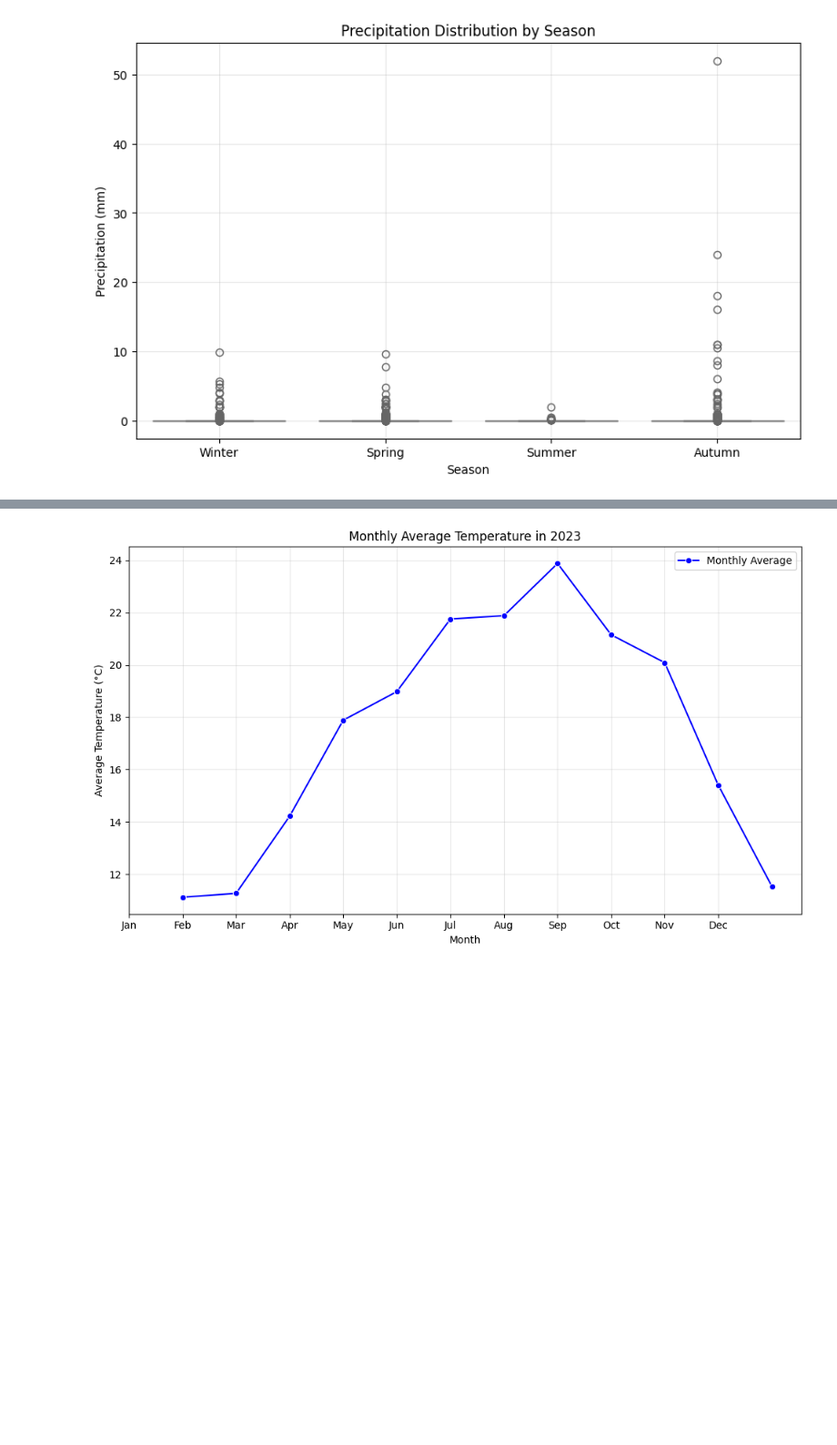
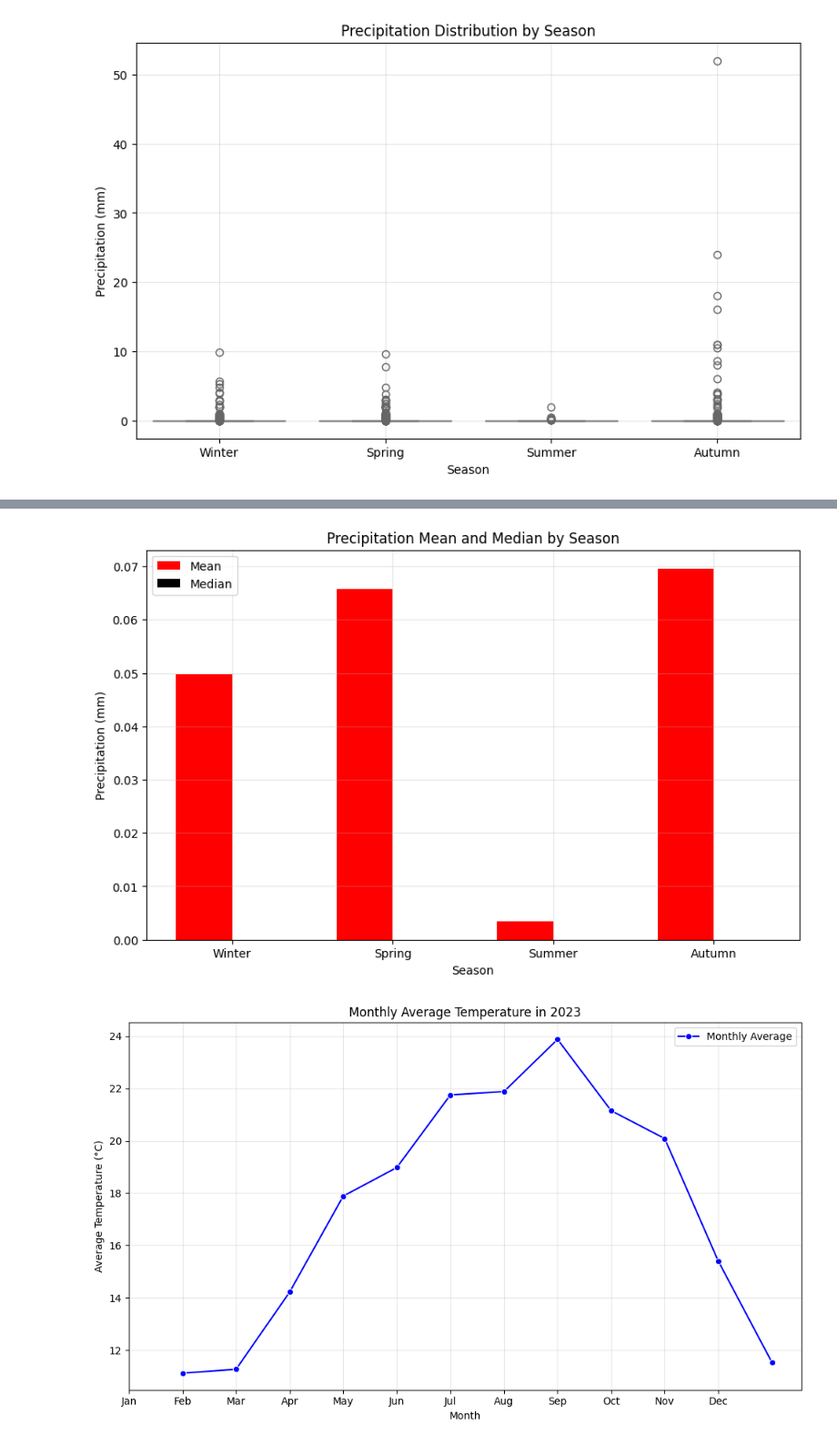
Before and after one commit to joanacarvalheiro/Seasonality, a Jupyter notebook: analise_exploratoria/meterology.ipynb, the cells around one changed output, grey strips where cells are left out. Shown at 91% size. Drawn from its saved outputs; the diff is of its cells as text; code cells hidden in the pictures; blank space fills up the shorter version.

```diff
--- a/analise_exploratoria/meterology.ipynb
+++ b/analise_exploratoria/meterology.ipynb
@@ -170 +372,37 @@ Passing `palette` without assigning `hue` is deprecated and will be removed in v
+# %%
+# Função para criar gráfico de barras para percipitação por estações
+
+def plot_precipitation_bars(df):
+    df['season'] = df['datetime'].map(get_season)
+    df = df.dropna(subset=['precip', 'season'])
+    seasons = ['Winter', 'Spring', 'Summer', 'Autumn']
+
+    # Calcular média e mediana para cada estação
+    means = []
+    medians = []
+
+    for season in seasons:
+        season_data = df[df['season'] == season]['precip']
+        means.append(np.mean(season_data))
+        medians.append(np.median(season_data))
+
+    # Plotar as barras de média e mediana
+    x = np.arange(len(seasons))  # Localização das estações no eixo x
+
+    plt.figure(figsize=(10, 6))
+    bar_width = 0.35  # Largura das barras
+
+    plt.bar(x - bar_width/2, means, bar_width, label='Mean', color='red')
+    plt.bar(x + bar_width/2, medians, bar_width, label='Median', color='black')
+    plt.title('Precipitation Mean and Median by Season')
+    plt.xlabel('Season')
+    plt.ylabel('Precipitation (mm)')
+    plt.xticks(x, seasons)
+    plt.legend()
+    plt.grid(alpha=0.3)
+    plt.show()
+# %%
+plot_precipitation_bars(df)
+# %% [output]
+[figure, added]
 # %%
```
Also changed, not shown: parts of 15 cells of this notebook.
